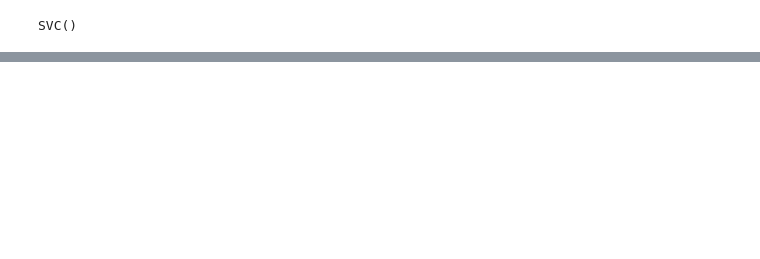
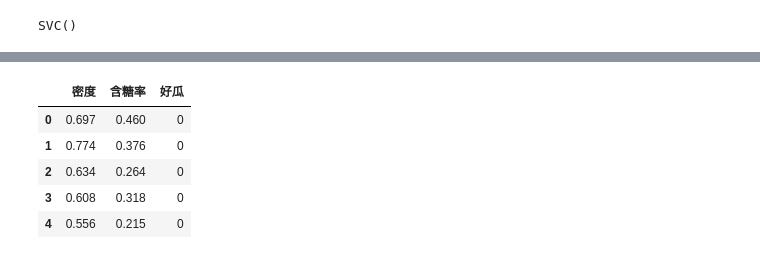
Before and after one commit to ZhenhHuang/sunrise-machine-learning, a Jupyter notebook: Notebook/svm.ipynb, the cells around one changed output, grey strips where cells are left out. Drawn from its saved outputs; the diff is of its cells as text; code cells hidden in the pictures; blank space fills up the shorter version.

```diff
--- a/Notebook/svm.ipynb
+++ b/Notebook/svm.ipynb
@@ -87,0 +68,12 @@ plt.show()
+# %%
+data_sub = data_raw.iloc[:, -3:].copy()
+data_sub['好瓜'] = pd.factorize(data_sub['好瓜'])[0]
+X, Y = data_sub.values[:, :-1], data_sub.values[:, -1]
+data_sub.head()
+# %% [output]
+|  | 密度 | 含糖率 | 好瓜 |
+| 0 | 0.697 | 0.460 | 0 |
+| 1 | 0.774 | 0.376 | 0 |
+| 2 | 0.634 | 0.264 | 0 |
+| 3 | 0.608 | 0.318 | 0 |
+| 4 | 0.556 | 0.215 | 0 |
```
Also changed, not shown: parts of 9 cells of this notebook.
